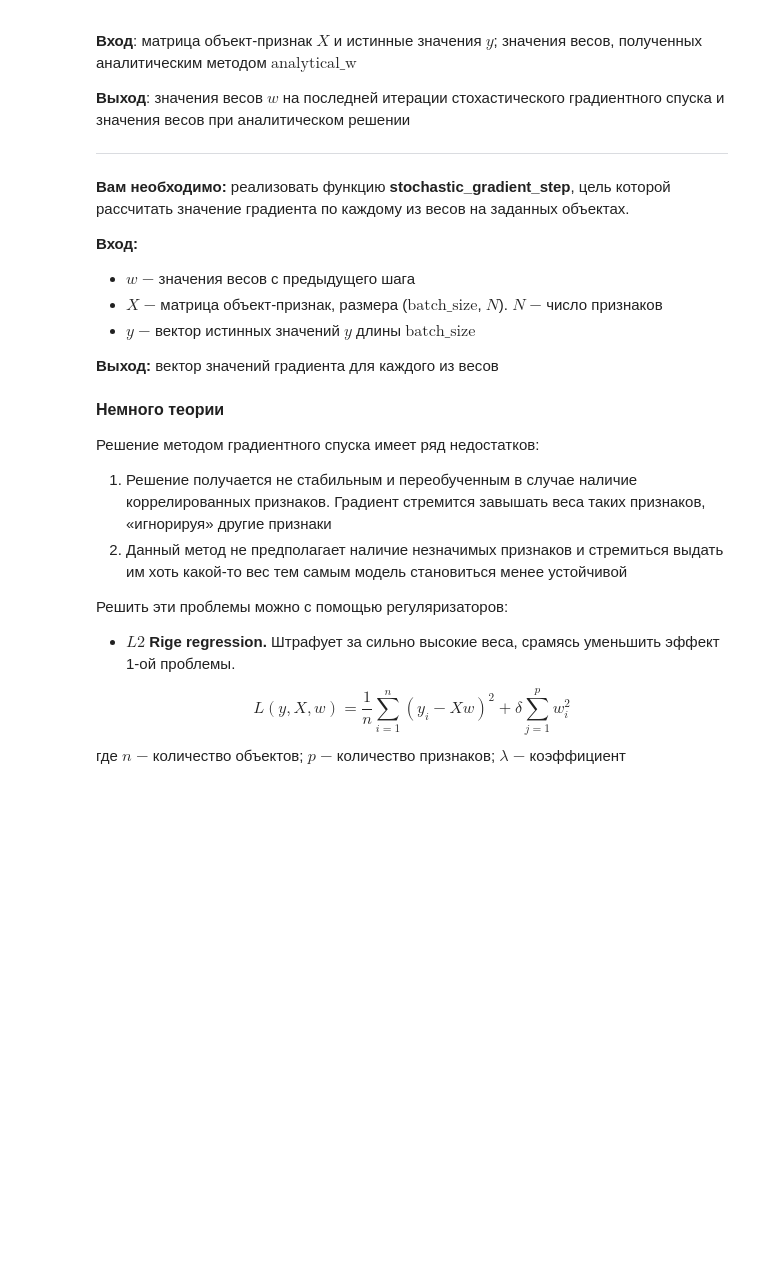
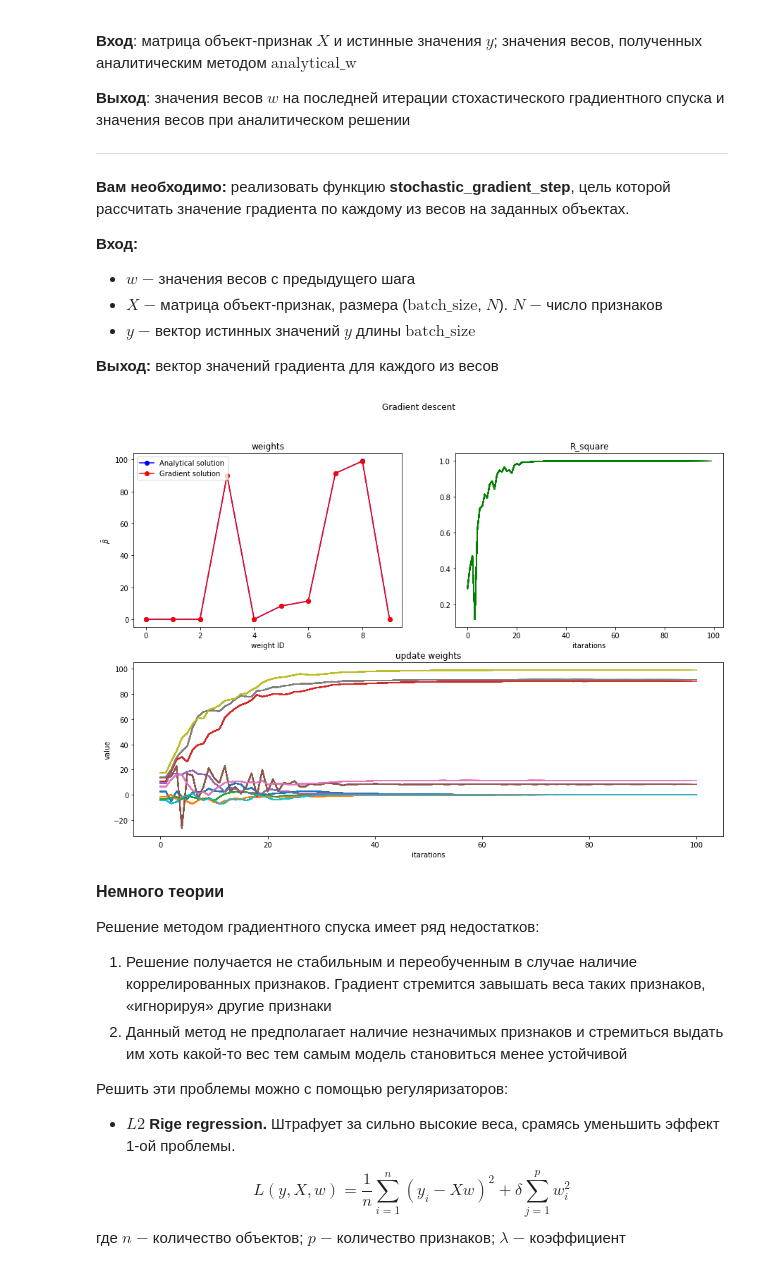
Before and after one commit to qununc/MLbase_2021_spring, a Jupyter notebook: lecture02/Homework/Problem2/LINEAR_MODEL_TASKS.ipynb, the cells around one changed output. Cells and saved outputs as stored; diff of their text form; code cells hidden in the pictures; blank space fills up the shorter version.

```diff
--- a/lecture02/Homework/Problem2/LINEAR_MODEL_TASKS.ipynb
+++ b/lecture02/Homework/Problem2/LINEAR_MODEL_TASKS.ipynb
@@ -345,29 +334,19 @@ __В данном задании вам необходимо реализова
 __!!ВАЖНО!!__: не используйте в этих функциях циклы $-$ тогда она будет вычислительно неэффективной.
 # %%
 def MAError(y_true, y_predict):
-    # YOUR CODE HERE
     error = np.sum(np.abs(y_true - y_predict)) / y_true.shape[0]
-    ###
     return error
 
 def MSError(y_true, y_predict):
-    # YOUR CODE HERE
-    error = np.sum((y_true - y_predict)**2) / y_true.shape[0]
-    ###
+    error = np.sum((y_true - y_predict) ** 2) / y_true.shape[0]
     return error
 
 def RMSError(y_true, y_predict):
-    # YOUR CODE HERE
-    error = (np.sum((y_true - y_predict)**2) / y_true.shape[0])**0.5
-    ###
+    error = (np.sum((y_true - y_predict) ** 2) / y_true.shape[0]) ** 0.5
     return error
 
 def R_square(y_true, y_predict):
-    # YOUR CODE HERE
-    y_mean = np.mean(y_true)
-    error = 1 - np.sum((y_true - y_predict)**2) / np.sum((y_true - y_mean)**2)
-    #error = 1 - (1 - R_sq) * (y_true.shape[0] - 1) / (y_true.shape[0] - 2)
-    ###
+    error = 1 - np.sum((y_true - y_predict) ** 2) / np.sum((y_true - np.mean(y_true)) ** 2)
     return error
 
 def all_metric(y_true, y_predict):
@@ -377,8 +356,6 @@ def all_metric(y_true, y_predict):
     d['RMSE'] = [RMSError(y_true, y_predict)]
     d['R_square'] = [R_square(y_true, y_predict)]
     return d
-
-# print(R_square(data['manifold'], Y_train_predict))
 
 # TESTS
 assert round(MAError(y_true=Y_train, y_predict=Y_train_predict), 3) == 1.274, 'Не верно реализован расчёт'
@@ -397,16 +374,12 @@ assert time_delta(R_square, Y_train, Y_train_predict) < 1.5, 'Функция р
 
 Визуализируйте зависимость _y_train_ от _x_train_; значения _manifold_; а так же предсказанные значения для каждой точки
 # %%
+print(round(R_square(y_true=Y_train, y_predict=Y_train_predict), 2))
 plt.figure(figsize=(20,10))
 
-# YOUR CODE HERE
-Y_train = data['y_train']
-#plt.plot(Y_train, X_train, label='y_train')
 plt.plot(Y_train_predict, X_train, label='y_predict')
 plt.plot(data['y_train'], data['x_train'], label='y_train')
 plt.plot(data['manifold'], data['x_train'], label='manifold')
-plt.legend()
-
 
 plt.legend(loc='upper right', prop={'size': 20})
 plt.title('True manifold and noised data')
@@ -612,9 +568,9 @@ plot_correlation_matrix(corr_matrix)
 
 __Результат:__ обновленные значения метрик на train и test датасетах
 # %%
-X_train_new = X_train[:, [1, 2, 4, 5, 8, 9, 10, 11, 12, 13]] # YOUR CODE HERE
-X_test_new  = X_test[:, [1, 2, 4, 5, 8, 9, 10, 11, 12, 13]] # YOUR CODE HERE
-
+X_train_new = np.delete(X_train, [2, 11, 12, 13, 14], axis=1)
+X_test_new  = np.delete(X_test, [2, 11, 12, 13, 14], axis=1)
+# print(X_train_new.shape)
 
 # TESTS
 assert type(X_train_new) == np.ndarray, 'Возвращается не корректный тип'
@@ -625,7 +581,6 @@ assert X_test_new.shape[1] == 10, 'Количество признаков не
 
 # Обновление весов
 W = least_squares_weights(X_train_new[:,:], Y_train)
-#print(W)
 
 Y_train_predict = least_squares_predict(W, X_train_new[:,:])
 Y_test_predict  = least_squares_predict(W, X_test_new[:,:])
@@ -810,10 +763,11 @@ __Вход:__
 
 __Выход:__ вектор значений градиента для каждого из весов
 # %%
-%matplotlib notebook
+#%matplotlib inline
 
 def stochastic_gradient_step(w, X, y):
-    # YOUR CODE HERE
+    factor = y - np.dot(X, w)
+    grad = np.mean(-2 * X * factor.reshape((len(factor), 1)), axis=0)
     return grad
 
 
@@ -867,35 +821,37 @@ def fit(X, y, analytical_w, random_state=42, iters=100, batch_size=10, learning_
             ax1.plot(range(dim), analytical_w, 'bo-', label='Analytical solution')
             ax1.plot(range(dim), w, 'ro-', label='Gradient solution')
             ax1.legend(loc="upper left")
             ax1.set_title('weights')
             ax1.set_ylabel(r'$\bar \beta$')
             ax1.set_xlabel('weight ID')
 
 
             ax2.plot(range(_+1), errors, 'g-')
             ax2.set_title('R_square')
             ax2.set_xlabel('itarations')
 
             ax3.plot(weights_history)
             ax3.set_title('update weights')
             ax3.set_ylabel('value')
             ax3.set_xlabel('itarations')
 
             time.sleep(0.3)
             fig.canvas.draw()
-
+    # print('omega = ', w)
     return w, analytical_w
 
 # X_train_new матрица объект-признаки, полученная после выполнения задания №5.1:
 # должно быть 10 признаков
 
 w_SGD, w_OLS = fit(X_train_new, Y_train, analytical_w=W, plot=True)
 
 Y_test_predict_OLS  = least_squares_predict(w_OLS, X_test_new[:,:])
 Y_test_predict_SGD  = least_squares_predict(w_SGD, X_test_new[:,:])
 
-
+# print(R_square(Y_test, Y_test_predict_OLS)/R_square(Y_test, Y_test_predict_SGD))
 assert .98 <= R_square(Y_test, Y_test_predict_OLS)/R_square(Y_test, Y_test_predict_SGD) <= 1.02, 'задание решено не верно'
+# %% [output]
+[figure, added]
 # %% [markdown]
 <font size=3>__Немного теории__</font>
 
```
Also changed, not shown: parts of 22 cells of this notebook.
